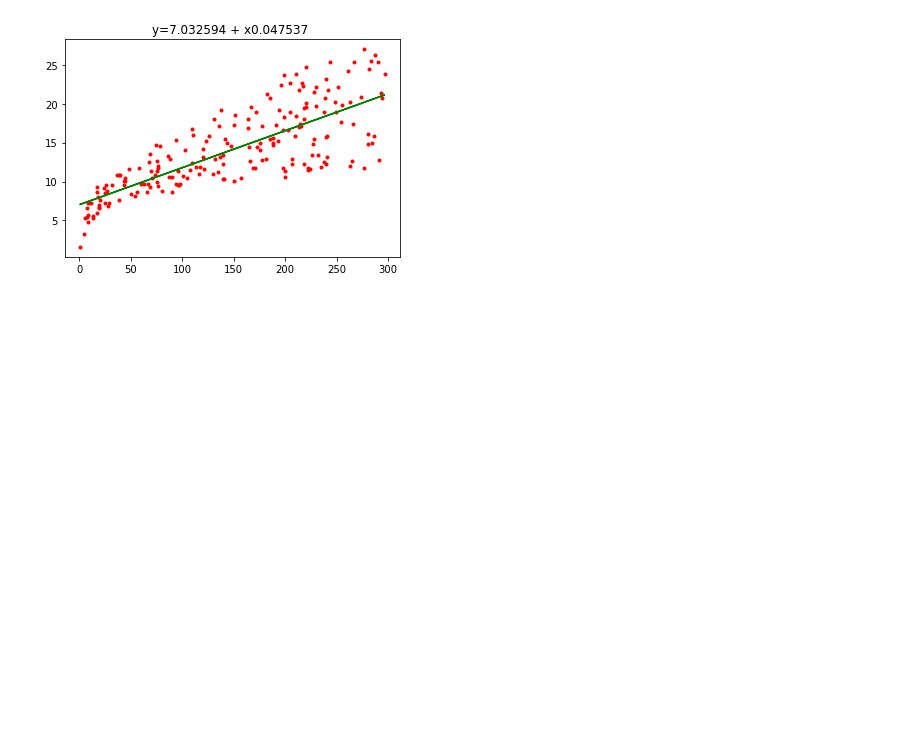
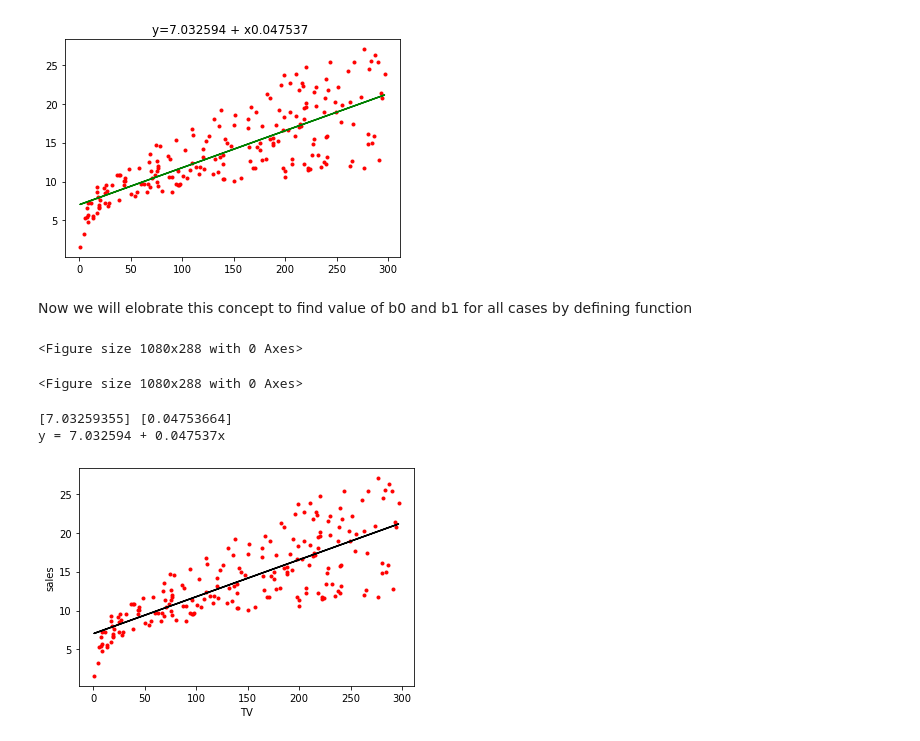
Before and after one commit to SalmaaTamang/Machine_Learning, a Jupyter notebook: OLS/implementing_OLS _in_simple_Linear_Regression.ipynb, the cells around one changed output. Cells and saved outputs as stored; diff of their text form; code cells hidden in the pictures; blank space fills up the shorter version.

```diff
--- a/OLS/implementing_OLS _in_simple_Linear_Regression.ipynb
+++ b/OLS/implementing_OLS _in_simple_Linear_Regression.ipynb
@@ -100,3 +108,46 @@ plt.title("y=%3f + x%3f "%(b0 , b1))
 # %% [output]
 Text(0.5, 1.0, 'y=7.032594 + x0.047537 ')
 [figure]
+# %% [markdown]
+Now we will elobrate this concept to find value of b0 and b1 for all cases by defining function
+# %%
+fig = plt.figure(figsize=(15,4))
+fig
+# %% [output]
+<Figure size 1080x288 with 0 Axes>
+<Figure size 1080x288 with 0 Axes>
+# %%
+def find_value(df,feature,color):
+
+    x=df[[feature]].values
+    y=df[["sales"]].values
+
+    n=len(y)
+    x_mean = np.mean(x)
+    y_mean = np.mean(y)
+
+    numerator =0
+    denomerator =0
+
+    for i in range(n):
+
+        numerator += (x[i]-x_mean)*(y[i]-y_mean)
+        denomerator += (x[i]-x_mean)**2
+
+    b1 = numerator/denomerator
+    b0 = y_mean - (b1*x_mean)
+    y_eq = b0 + np.dot(x,b1)
+    print(b0,b1)
+    print(("y = %3f + %3fx"%(b0,b1)))
+
+    #for plotting graph of individuals
+    plt.scatter(df[feature],df['sales'],color=color,marker= ".")
+    plt.plot(x,y_eq,color="black")
+    plt.xlabel(feature)
+    plt.ylabel("sales")
+# %%
+find_value(df,"TV","red")
+# %% [output]
+[7.03259355] [0.04753664]
+y = 7.032594 + 0.047537x
+[figure, added]
```
Also changed, not shown: parts of 3 cells of this notebook.
